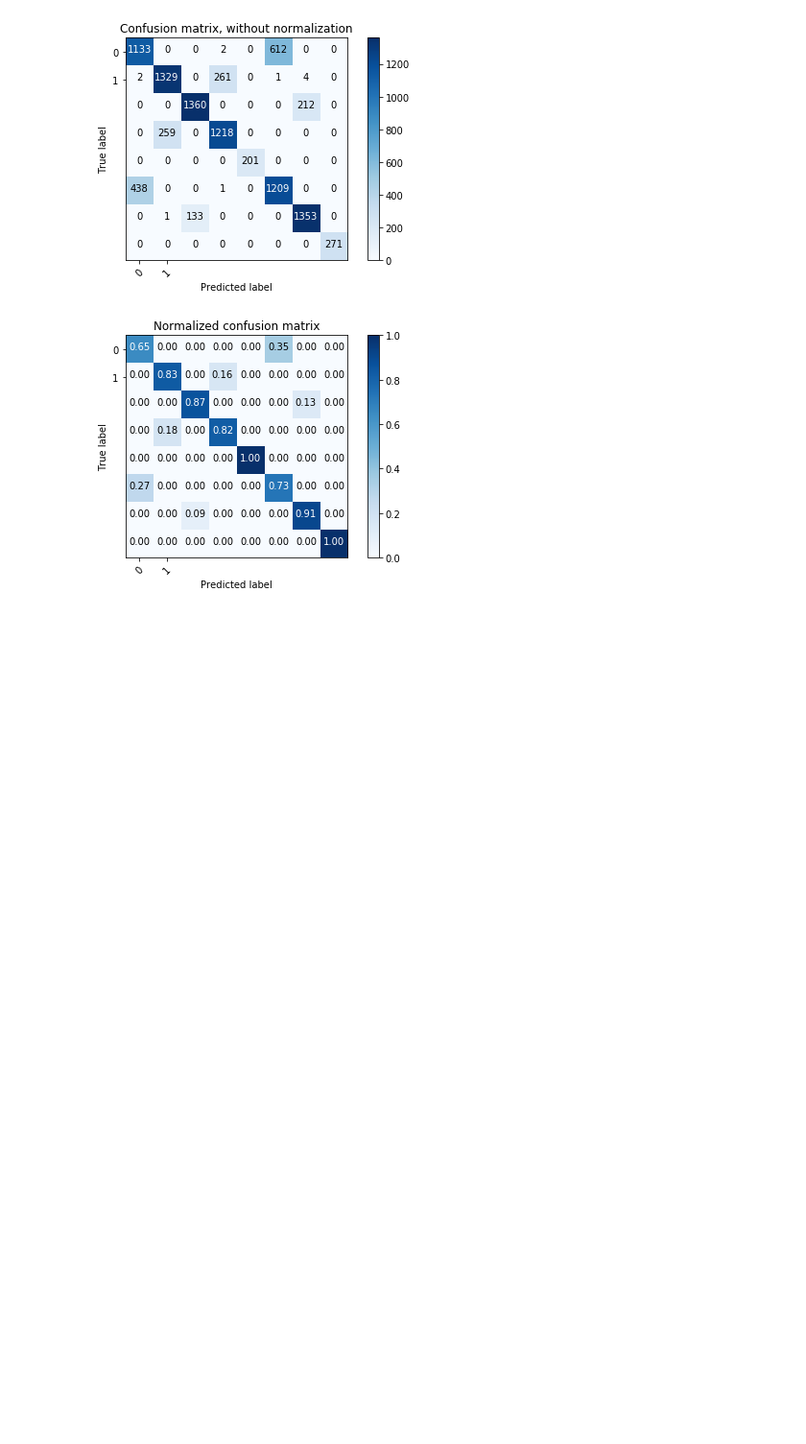
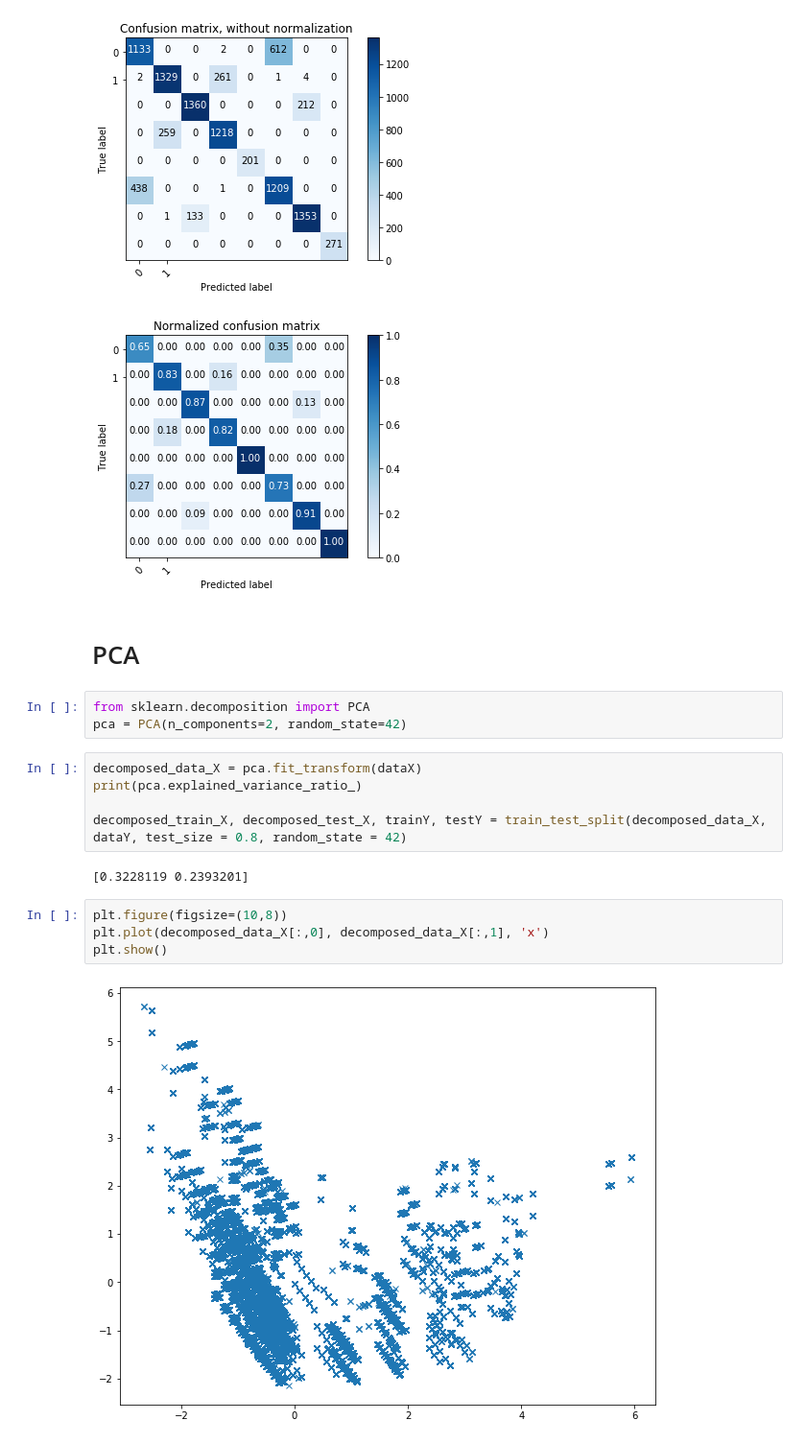
Before and after one commit to Northengard/HSE_ML_COURSE, a Jupyter notebook: spanish-high-speed-rail-tickets-pricing.ipynb, the cells around one changed output. Shown: that part at 96% size. Drawn from its saved outputs; the diff is of its cells as text; blank space fills up the shorter version.

```diff
--- a/spanish-high-speed-rail-tickets-pricing.ipynb
+++ b/spanish-high-speed-rail-tickets-pricing.ipynb
@@ -699,3 +699,21 @@ Confusion matrix, without normalization
 Normalized confusion matrix
 [figure]
 [figure]
+# %% [markdown]
+# PCA
+# %%
+from sklearn.decomposition import PCA
+pca = PCA(n_components=2, random_state=42)
+# %%
+decomposed_data_X = pca.fit_transform(dataX)
+print(pca.explained_variance_ratio_)
+
+decomposed_train_X, decomposed_test_X, trainY, testY = train_test_split(decomposed_data_X, dataY, test_size = 0.8, random_state = 42)
+# %% [output]
+[0.3228119 0.2393201]
+# %%
+plt.figure(figsize=(10,8))
+plt.plot(decomposed_data_X[:,0], decomposed_data_X[:,1], 'x')
+plt.show()
+# %% [output]
+[figure, added]
```
Also changed, not shown: parts of 17 cells of this notebook.
